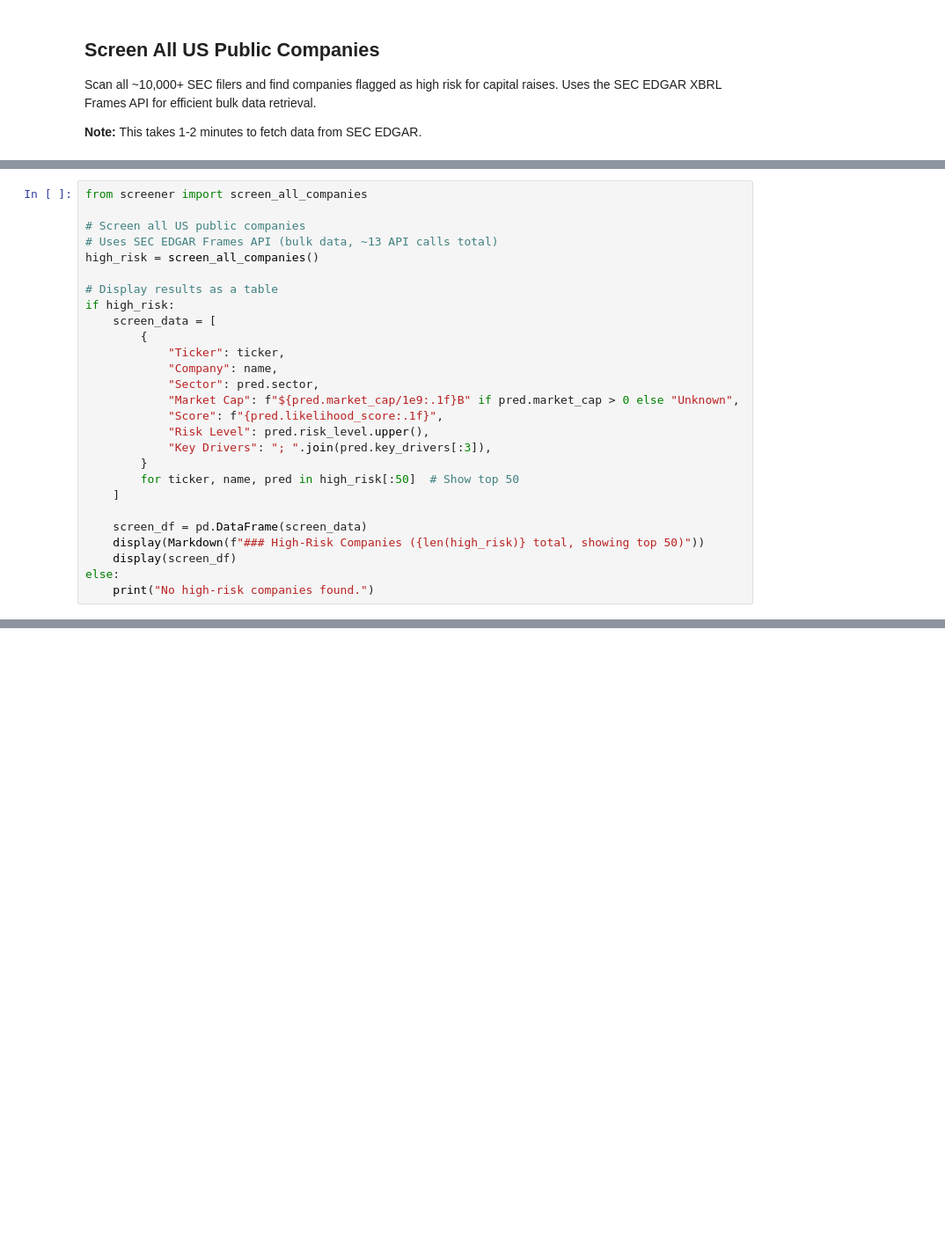
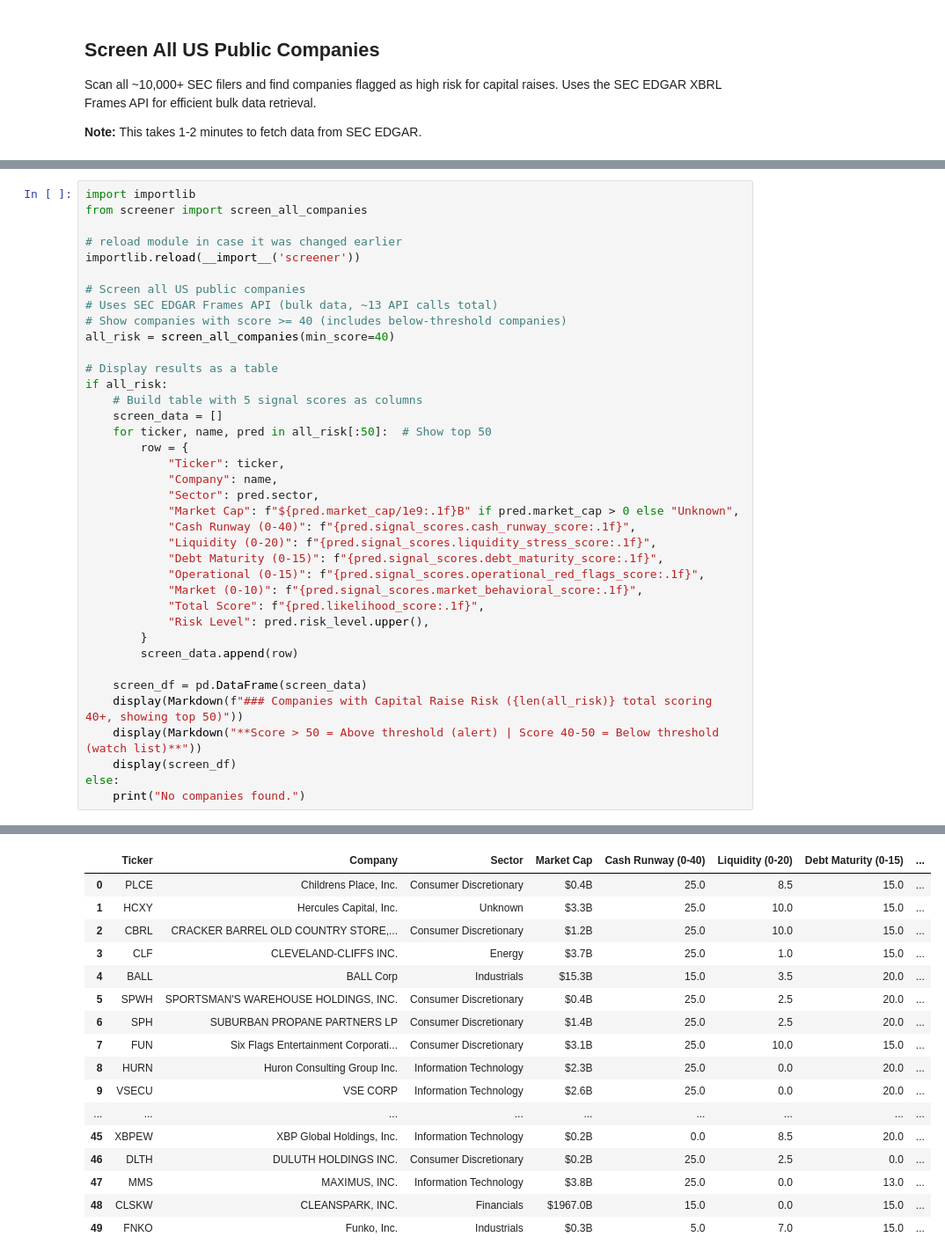
Before and after one commit to thorntonj407-gif/ai-class-project, a Jupyter notebook: capital_raise_detector.ipynb, the cells around one changed output, grey strips where cells are left out. Shown at 88% size. Drawn from its saved outputs; the diff is of its cells as text; blank space fills up the shorter version.

Commit message:
Add min_score parameter to screener and improve debt estimation; update notebook with backtest and table fixes

```diff
--- a/capital_raise_detector.ipynb
+++ b/capital_raise_detector.ipynb
@@ -316,27 +322,39 @@ except Exception as e:
 # %%
+import importlib
 from screener import screen_all_companies
+
+# reload module in case it was changed earlier
+importlib.reload(__import__('screener'))
 
 # Screen all US public companies
 # Uses SEC EDGAR Frames API (bulk data, ~13 API calls total)
-high_risk = screen_all_companies()
+# Show companies with score >= 40 (includes below-threshold companies)
+all_risk = screen_all_companies(min_score=40)
 
 # Display results as a table
-if high_risk:
-    screen_data = [
-        {
+if all_risk:
+    # Build table with 5 signal scores as columns
+    screen_data = []
+    for ticker, name, pred in all_risk[:50]:  # Show top 50
+        row = {
             "Ticker": ticker,
             "Company": name,
             "Sector": pred.sector,
             "Market Cap": f"${pred.market_cap/1e9:.1f}B" if pred.market_cap > 0 else "Unknown",
-            "Score": f"{pred.likelihood_score:.1f}",
+            "Cash Runway (0-40)": f"{pred.signal_scores.cash_runway_score:.1f}",
+            "Liquidity (0-20)": f"{pred.signal_scores.liquidity_stress_score:.1f}",
+            "Debt Maturity (0-15)": f"{pred.signal_scores.debt_maturity_score:.1f}",
+            "Operational (0-15)": f"{pred.signal_scores.operational_red_flags_score:.1f}",
+            "Market (0-10)": f"{pred.signal_scores.market_behavioral_score:.1f}",
+            "Total Score": f"{pred.likelihood_score:.1f}",
             "Risk Level": pred.risk_level.upper(),
-            "Key Drivers": "; ".join(pred.key_drivers[:3]),
         }
-        for ticker, name, pred in high_risk[:50]  # Show top 50
-    ]
+        screen_data.append(row)
 
     screen_df = pd.DataFrame(screen_data)
-    display(Markdown(f"### High-Risk Companies ({len(high_risk)} total, showing top 50)"))
+    display(Markdown(f"### Companies with Capital Raise Risk ({len(all_risk)} total scoring 40+, showing top 50)"))
+    display(Markdown("**Score > 50 = Above threshold (alert) | Score 40-50 = Below threshold (watch list)**"))
     display(screen_df)
 else:
-    print("No high-risk companies found.")
+    print("No companies found.")
+# %% [output]
@@ -342,0 +380,17 @@ else:
+|  | Ticker | Company | Sector | Market Cap | Cash Runway (0-40) | Liquidity (0-20) | Debt Maturity (0-15) | ... |
+| 0 | PLCE | Childrens Place, Inc. | Consumer Discretionary | $0.4B | 25.0 | 8.5 | 15.0 | ... |
+| 1 | HCXY | Hercules Capital, Inc. | Unknown | $3.3B | 25.0 | 10.0 | 15.0 | ... |
+| 2 | CBRL | CRACKER BARREL OLD COUNTRY STORE,... | Consumer Discretionary | $1.2B | 25.0 | 10.0 | 15.0 | ... |
+| 3 | CLF | CLEVELAND-CLIFFS INC. | Energy | $3.7B | 25.0 | 1.0 | 15.0 | ... |
+| 4 | BALL | BALL Corp | Industrials | $15.3B | 15.0 | 3.5 | 20.0 | ... |
+| 5 | SPWH | SPORTSMAN'S WAREHOUSE HOLDINGS, INC. | Consumer Discretionary | $0.4B | 25.0 | 2.5 | 20.0 | ... |
+| 6 | SPH | SUBURBAN PROPANE PARTNERS LP | Consumer Discretionary | $1.4B | 25.0 | 2.5 | 20.0 | ... |
+| 7 | FUN | Six Flags Entertainment Corporati... | Consumer Discretionary | $3.1B | 25.0 | 10.0 | 15.0 | ... |
+| 8 | HURN | Huron Consulting Group Inc. | Information Technology | $2.3B | 25.0 | 0.0 | 20.0 | ... |
+| 9 | VSECU | VSE CORP | Information Technology | $2.6B | 25.0 | 0.0 | 20.0 | ... |
+| ... | ... | ... | ... | ... | ... | ... | ... | ... |
+| 45 | XBPEW | XBP Global Holdings, Inc. | Information Technology | $0.2B | 0.0 | 8.5 | 20.0 | ... |
+| 46 | DLTH | DULUTH HOLDINGS INC. | Consumer Discretionary | $0.2B | 25.0 | 2.5 | 0.0 | ... |
+| 47 | MMS | MAXIMUS, INC. | Information Technology | $3.8B | 25.0 | 0.0 | 13.0 | ... |
+| 48 | CLSKW | CLEANSPARK, INC. | Financials | $1967.0B | 15.0 | 0.0 | 15.0 | ... |
+| 49 | FNKO | Funko, Inc. | Industrials | $0.3B | 5.0 | 7.0 | 15.0 | ... |
```
Also changed, not shown: parts of 12 cells of this notebook, 1 other file.
